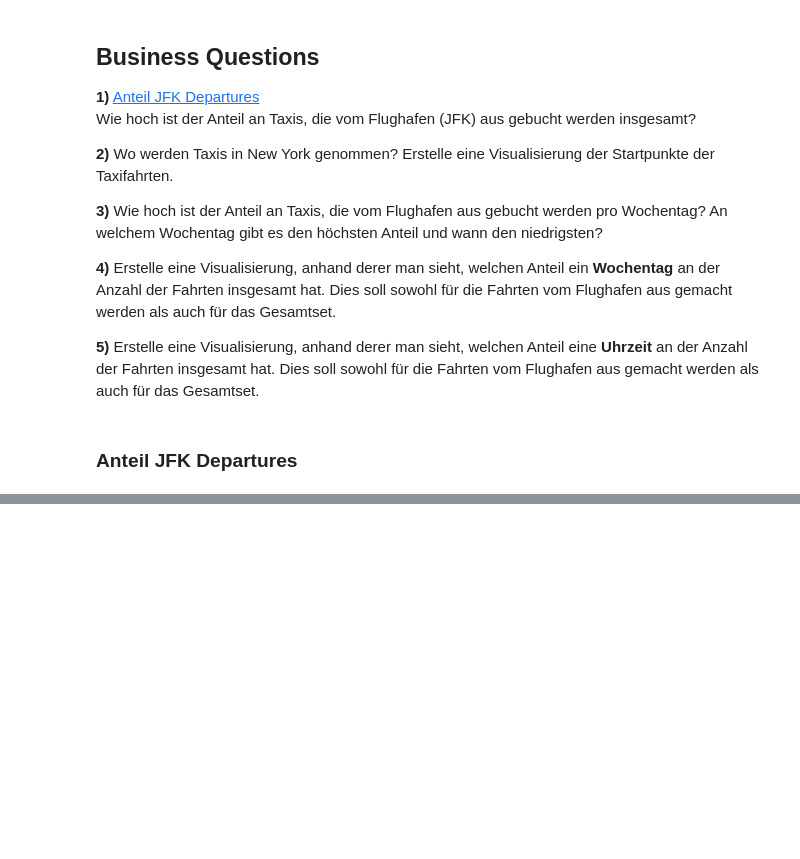
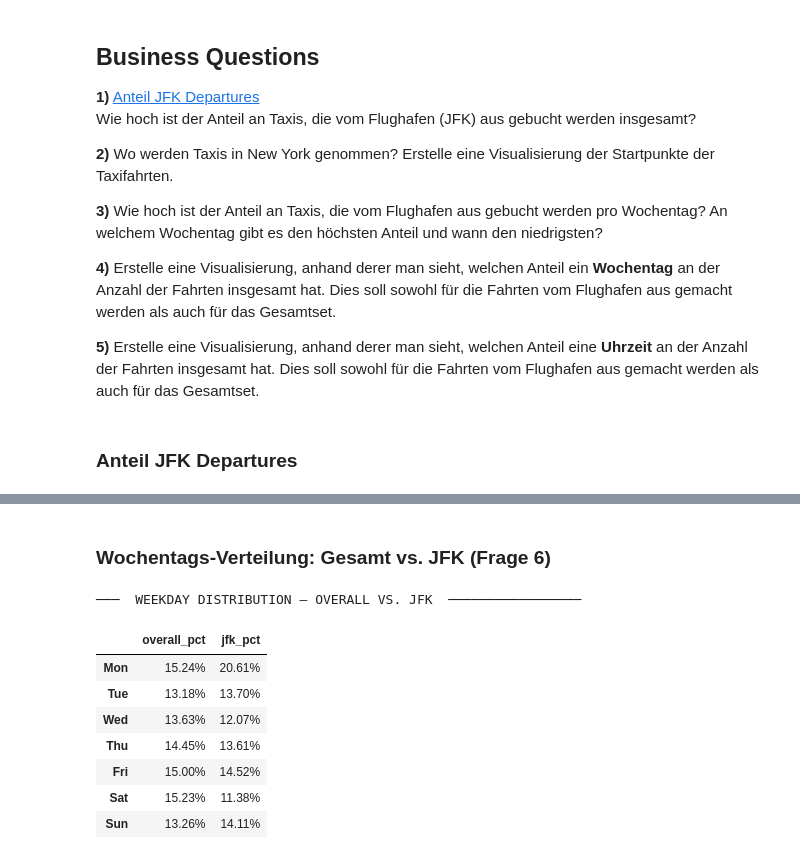
Before and after one commit to kaywiegand/nyc-taxi-routes, a Jupyter notebook: notebooks/03_analysis.ipynb, the cells around one changed output, grey strips where cells are left out. Cells and saved outputs as stored; diff of their text form; code cells hidden in the pictures; blank space fills up the shorter version.

```diff
--- a/notebooks/03_analysis.ipynb
+++ b/notebooks/03_analysis.ipynb
@@ -117,0 +157,32 @@ Aus der Aufgabenstellung (`docs/infos.md`) noch offen:
+# %% [markdown]
+### Wochentags-Verteilung: Gesamt vs. JFK (Frage 6)
+# %%
+section_header('Weekday Distribution — Overall vs. JFK')
+total_by_wd = df_final['pickup_weekday'].value_counts(normalize=True).sort_index() * 100
+jfk_by_wd = df_final[df_final['departure'] == 'JFK']['pickup_weekday'].value_counts(normalize=True).sort_index() * 100
+compare_wd = pd.DataFrame({'overall_pct': total_by_wd, 'jfk_pct': jfk_by_wd}).fillna(0).round(2)
+compare_wd.index = [WEEKDAY_LABELS[i] for i in compare_wd.index]
+show_df(compare_wd)
+
+x = range(len(compare_wd))
+width = 0.35
+plt.figure(figsize=(9, 5))
+plt.bar([i - width/2 for i in x], compare_wd['overall_pct'], width, label='All trips', color=cfg.ACTIVE_PALETTE[4])
+plt.bar([i + width/2 for i in x], compare_wd['jfk_pct'], width, label='JFK departures', color=cfg.ACTIVE_PALETTE[0])
+plt.xticks(list(x), compare_wd.index)
+plt.ylabel('% of trips (within group)')
+plt.title('Weekday Distribution — All Trips vs. JFK Departures')
+plt.legend()
+plt.grid(True, axis='y', alpha=0.3)
+plt.savefig(PATHS['figures'] / 'weekday_distribution_overall_vs_jfk.png', bbox_inches='tight', dpi=150)
+plt.show()
+# %% [output]
+───  WEEKDAY DISTRIBUTION — OVERALL VS. JFK  ─────────────────
+|  | overall_pct | jfk_pct |
+| Mon | 15.24% | 20.61% |
+| Tue | 13.18% | 13.70% |
+| Wed | 13.63% | 12.07% |
+| Thu | 14.45% | 13.61% |
+| Fri | 15.00% | 14.52% |
+| Sat | 15.23% | 11.38% |
+| Sun | 13.26% | 14.11% |
```
Also changed, not shown: parts of 10 cells of this notebook, 10 other files.
